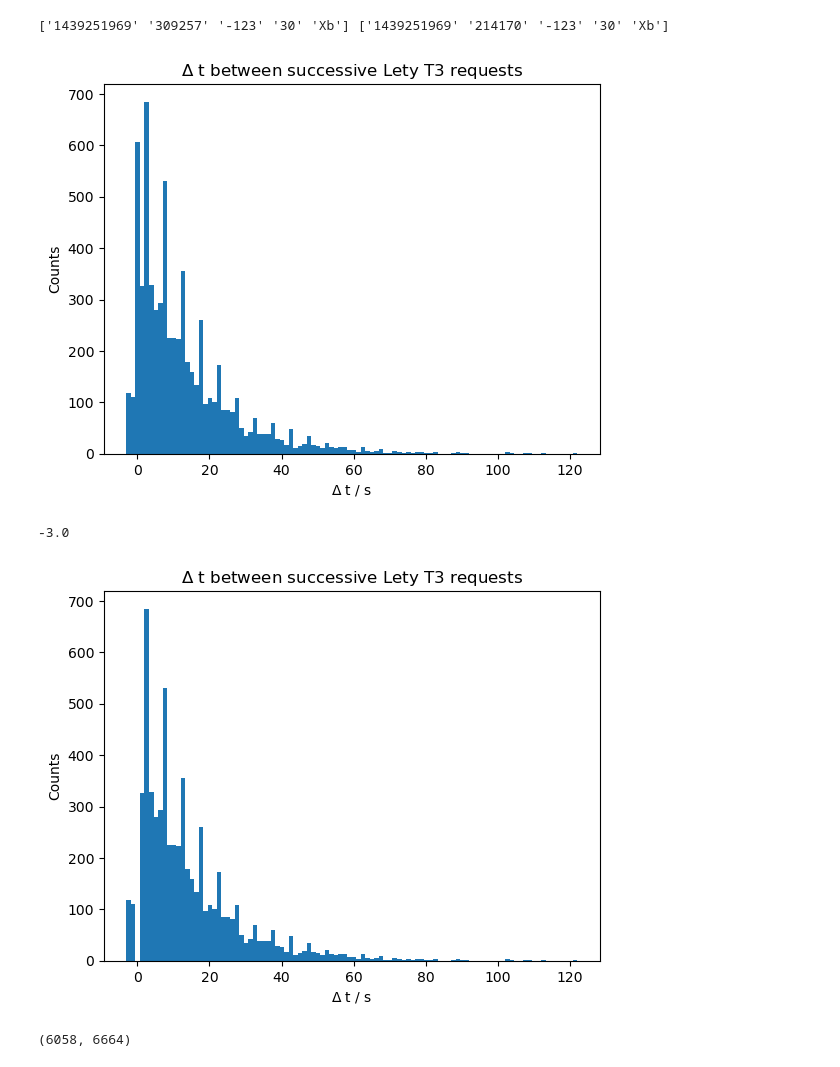
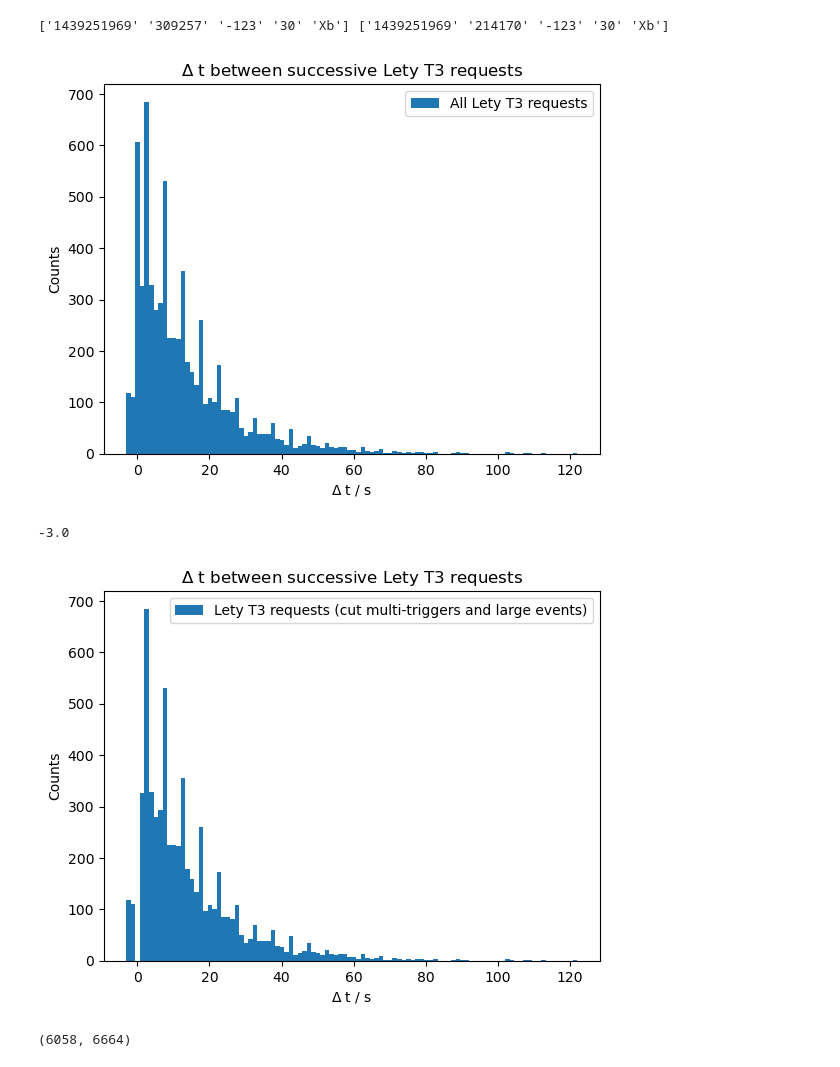
Before and after one commit to bflaggs/iklogParser, a Jupyter notebook: testMultiTriggers/CompareMultiTriggers.ipynb, the cells around one changed output. Saved outputs shown, nothing was run; the diff lists cells and outputs as text; code cells hidden in the pictures.

Commit message:
Add labels to histograms, add cuts checking for ONLY multi-triggers

```diff
--- a/testMultiTriggers/CompareMultiTriggers.ipynb
+++ b/testMultiTriggers/CompareMultiTriggers.ipynb
@@ -51,9 +51,10 @@ plt.hist(delta_ts, bins=100, label="All Lety T3 requests")
 plt.xlabel(r"$\Delta$ t / s")
 plt.ylabel("Counts")
 plt.title(r"$\Delta$ t between successive Lety T3 requests")
+plt.legend()
 plt.show()
 # %% [output]
-[figure, old version]
+[figure, new version]
 # %%
 min(delta_ts)
 # %% [output]
@@ -61,11 +62,12 @@ min(delta_ts)
 # %%
 plt.hist(delta_ts_cutMulti, bins=100, label="Lety T3 requests (cut multi-triggers and large events)")
 plt.xlabel(r"$\Delta$ t / s")
 plt.ylabel("Counts")
 plt.title(r"$\Delta$ t between successive Lety T3 requests")
+plt.legend()
 plt.show()
 # %% [output]
-[figure, old version]
+[figure, new version]
 # %%
 # Don't know why there are negative time differences...
 # %%
```
Also changed, not shown: parts of 4 cells of this notebook.
